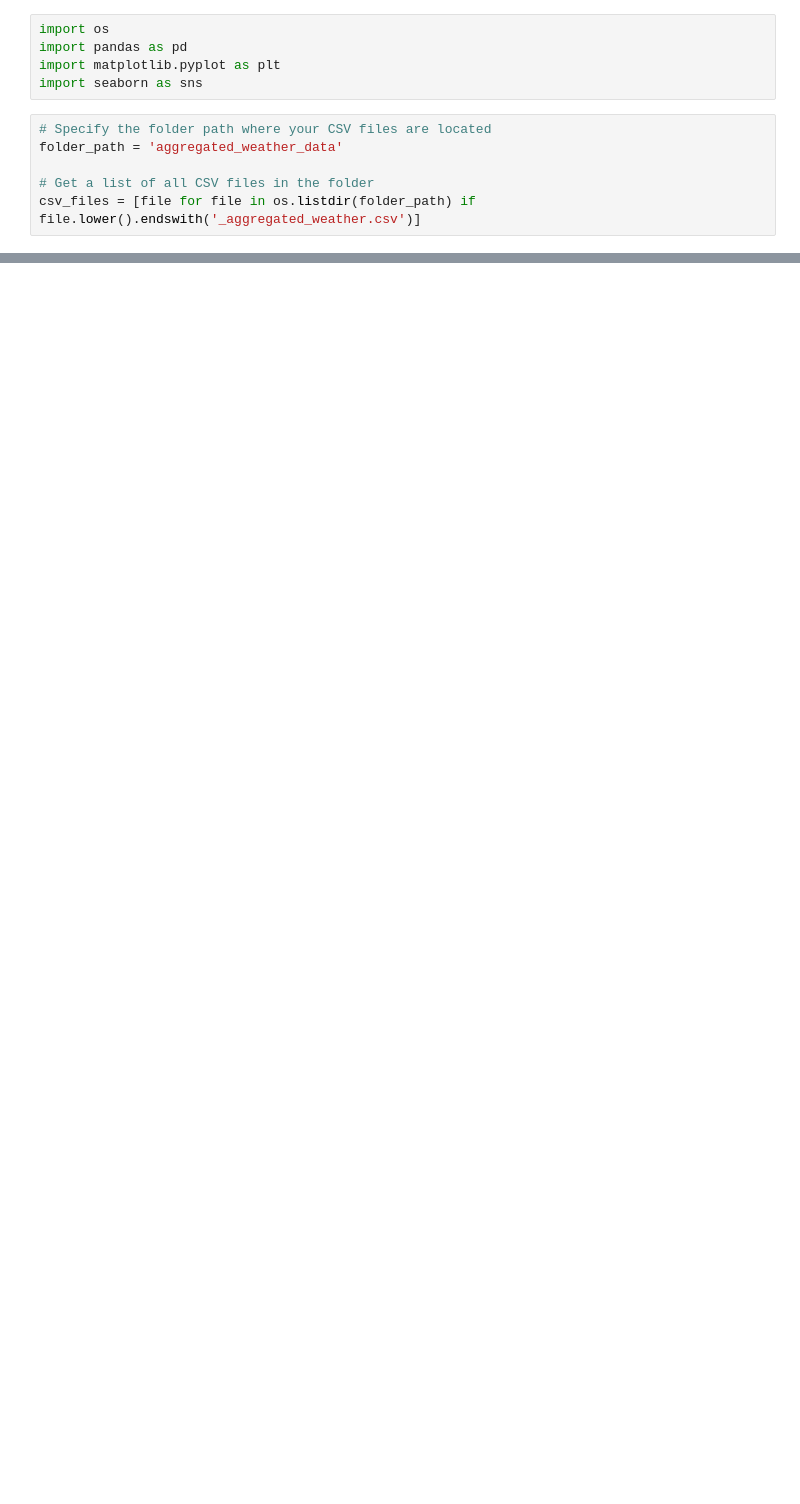
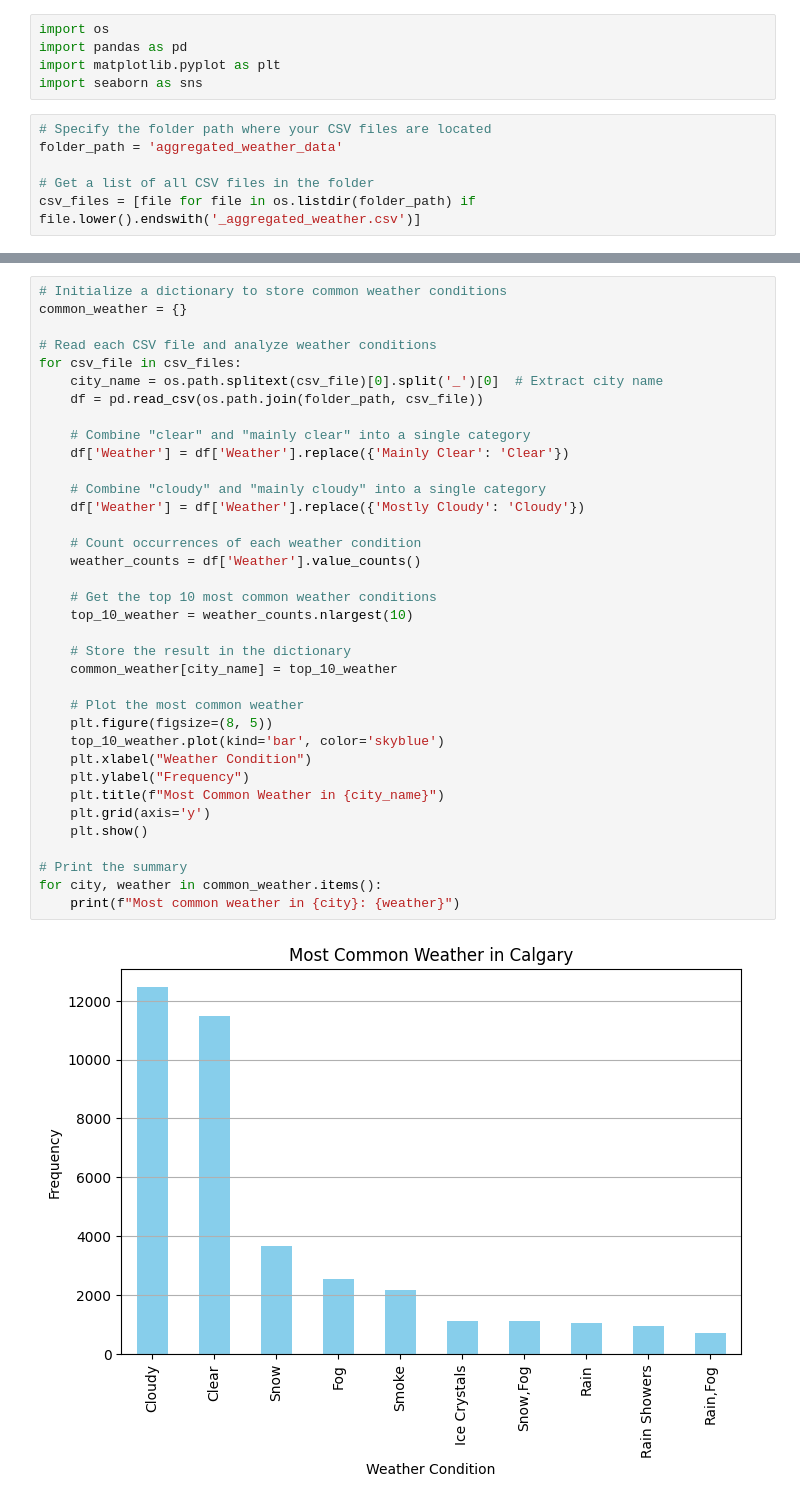
Before and after one commit to gaoqian310/utility_price_forecast, a Jupyter notebook: weather/data_exploratory_analysis.ipynb, the cells around one changed output, grey strips where cells are left out. Saved outputs shown, nothing was run; the diff lists cells and outputs as text; blank space fills up the shorter version.

```diff
--- a/weather/data_exploratory_analysis.ipynb
+++ b/weather/data_exploratory_analysis.ipynb
@@ -124,0 +122,38 @@ max       -1.000000
+# %%
+# Initialize a dictionary to store common weather conditions
+common_weather = {}
+
+# Read each CSV file and analyze weather conditions
+for csv_file in csv_files:
+    city_name = os.path.splitext(csv_file)[0].split('_')[0]  # Extract city name
+    df = pd.read_csv(os.path.join(folder_path, csv_file))
+
+    # Combine "clear" and "mainly clear" into a single category
+    df['Weather'] = df['Weather'].replace({'Mainly Clear': 'Clear'})
+
+    # Combine "cloudy" and "mainly cloudy" into a single category
+    df['Weather'] = df['Weather'].replace({'Mostly Cloudy': 'Cloudy'})
+
+    # Count occurrences of each weather condition
+    weather_counts = df['Weather'].value_counts()
+
+    # Get the top 10 most common weather conditions
+    top_10_weather = weather_counts.nlargest(10)
+
+    # Store the result in the dictionary
+    common_weather[city_name] = top_10_weather
+
+    # Plot the most common weather
+    plt.figure(figsize=(8, 5))
+    top_10_weather.plot(kind='bar', color='skyblue')
+    plt.xlabel("Weather Condition")
+    plt.ylabel("Frequency")
+    plt.title(f"Most Common Weather in {city_name}")
+    plt.grid(axis='y')
+    plt.show()
+
+# Print the summary
+for city, weather in common_weather.items():
+    print(f"Most common weather in {city}: {weather}")
+# %% [output]
+[figure, added]
```
Also changed, not shown: parts of 2 cells of this notebook.
